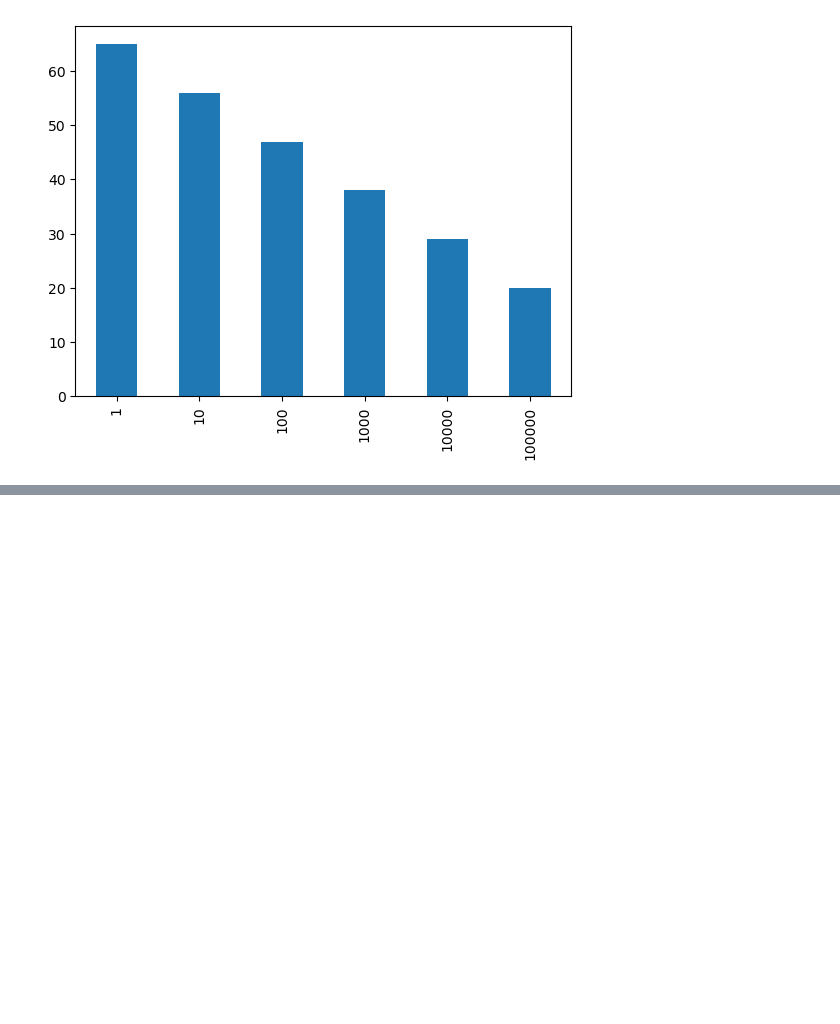
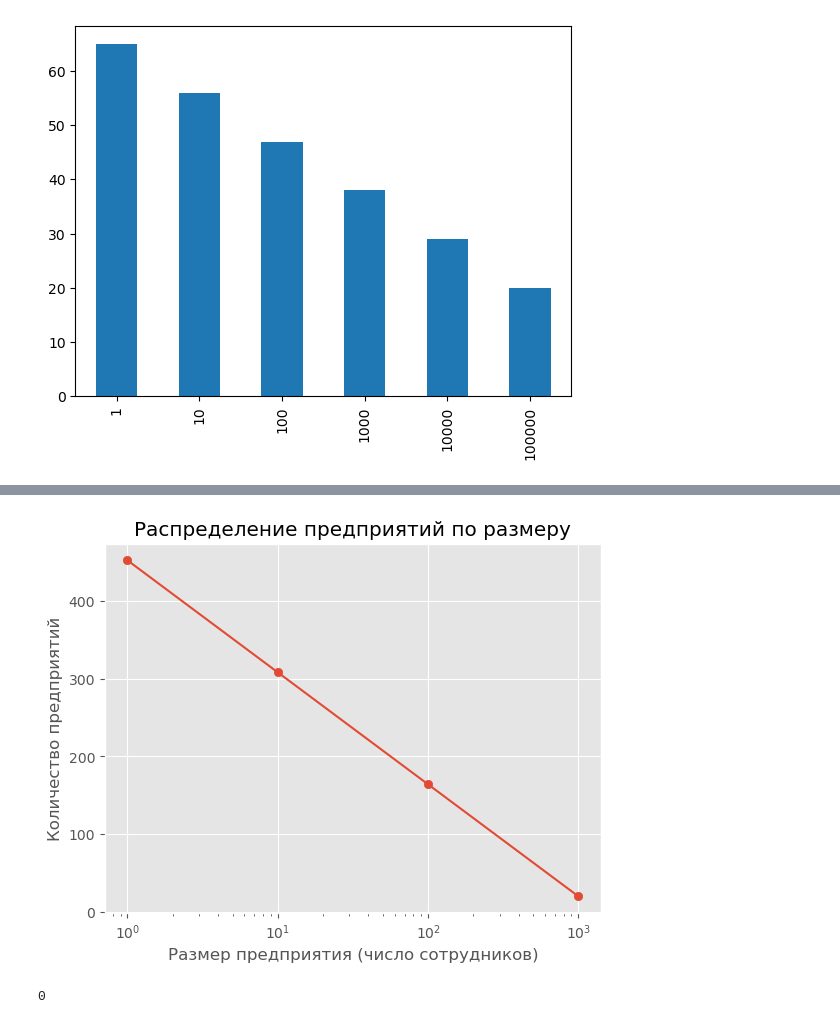
Before and after one commit to MaximKiryakin/Diploma, a Jupyter notebook: diploma.ipynb, the cells around one changed output, grey strips where cells are left out. Cells and saved outputs as stored; diff of their text form; code cells hidden in the pictures; blank space fills up the shorter version.

```diff
--- a/diploma.ipynb
+++ b/diploma.ipynb
@@ -834,0 +687,3 @@ array([[0., 1., 0., 0., 0., 0., 0., 0., 0., 1.],
+# %%
+ff.plot_manufactures_size_distribution()
+# %% [output]
@@ -834,0 +691,2 @@ array([[0., 1., 0., 0., 0., 0., 0., 0., 0., 1.],
+[figure, added]
+0
```
Also changed, not shown: parts of 35 cells of this notebook, 2 other files.
